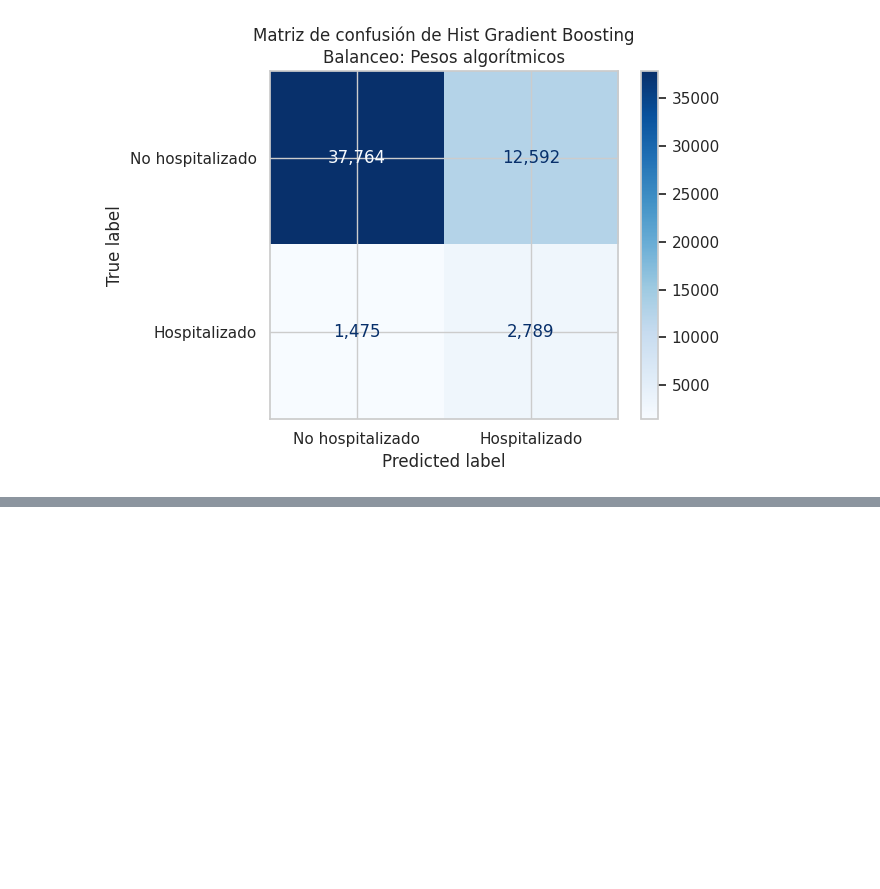
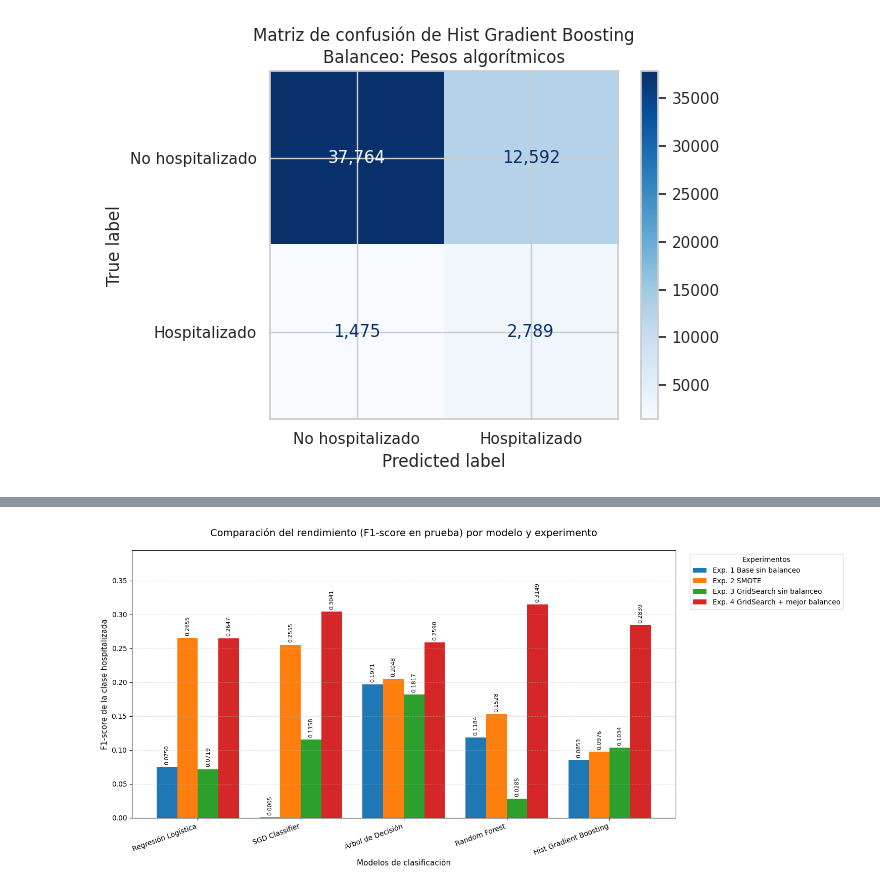
Before and after one commit to 123321juliocesar/Proyecto_dengueFinal, a Jupyter notebook: Dengue_Brasil.ipynb, the cells around one changed output, grey strips where cells are left out. Cells and saved outputs as stored; diff of their text form; code cells hidden in the pictures; blank space fills up the shorter version.

```diff
--- a/Dengue_Brasil.ipynb
+++ b/Dengue_Brasil.ipynb
@@ -5405,0 +5479,100 @@ plt.show()
+# %%
+# ------------------------------------------------------------
+# 2. CONFIGURACIÓN DE LA GRÁFICA
+# ------------------------------------------------------------
+
+modelos = df_comparacion["Modelo"]
+
+experimentos = [
+    "Exp. 1\nBase sin balanceo",
+    "Exp. 2\nSMOTE",
+    "Exp. 3\nGridSearch sin balanceo",
+    "Exp. 4\nGridSearch + mejor balanceo"
+]
+
+x = np.arange(len(modelos))
+ancho_barra = 0.20
+
+fig, ax = plt.subplots(figsize=(15, 7))
+
+# Crear las barras de cada experimento
+for i, experimento in enumerate(experimentos):
+
+    desplazamiento = (
+        i - (len(experimentos) - 1) / 2
+    ) * ancho_barra
+
+    barras = ax.bar(
+        x + desplazamiento,
+        df_comparacion[experimento],
+        width=ancho_barra,
+        label=experimento.replace("\n", " ")
+    )
+
+    # Mostrar el valor encima de cada barra
+    ax.bar_label(
+        barras,
+        fmt="%.4f",
+        padding=3,
+        fontsize=8,
+        rotation=90
+    )
+
+# ------------------------------------------------------------
+# 3. PERSONALIZACIÓN
+# ------------------------------------------------------------
+
+ax.set_title(
+    "Comparación del rendimiento (F1-score en prueba) "
+    "por modelo y experimento",
+    fontsize=14,
+    pad=20
+)
+
+ax.set_xlabel(
+    "Modelos de clasificación",
+    fontsize=11
+)
+
+ax.set_ylabel(
+    "F1-score de la clase hospitalizada",
+    fontsize=11
+)
+
+ax.set_xticks(x)
+
+ax.set_xticklabels(
+    modelos,
+    rotation=20,
+    ha="right"
+)
+
+ax.set_ylim(
+    0,
+    df_comparacion[experimentos].to_numpy().max() + 0.08
+)
+
+ax.grid(
+    axis="y",
+    linestyle="--",
+    alpha=0.4
+)
+
+ax.legend(
+    title="Experimentos",
+    bbox_to_anchor=(1.02, 1),
+    loc="upper left"
+)
+
+plt.tight_layout()
+
+# Guardar la figura para el artículo
+plt.savefig(
+    "comparacion_f1_test_brasil.png",
+    dpi=300,
+    bbox_inches="tight"
+)
+
+plt.show()
+# %% [output]
+[figure, added]
```
Also changed, not shown: parts of 2 cells of this notebook.
